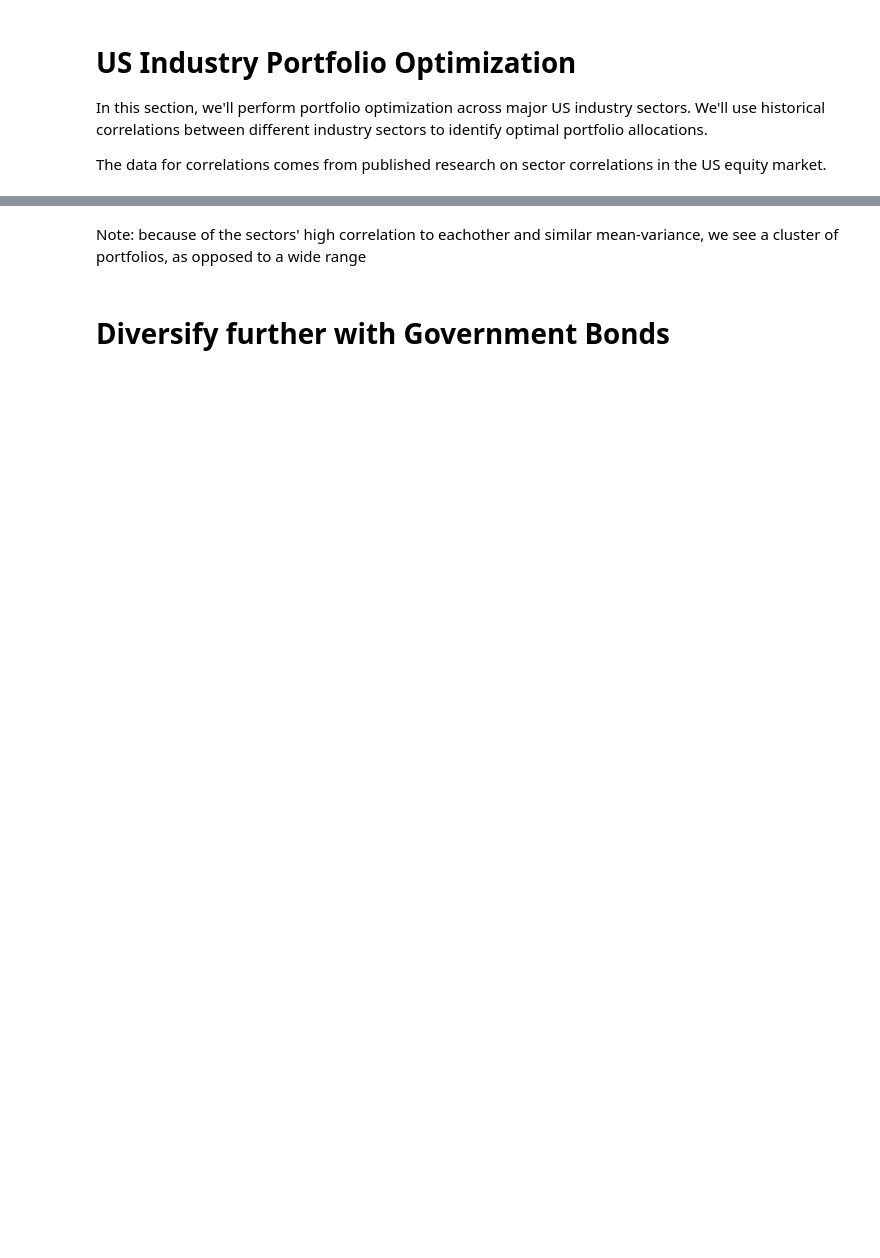
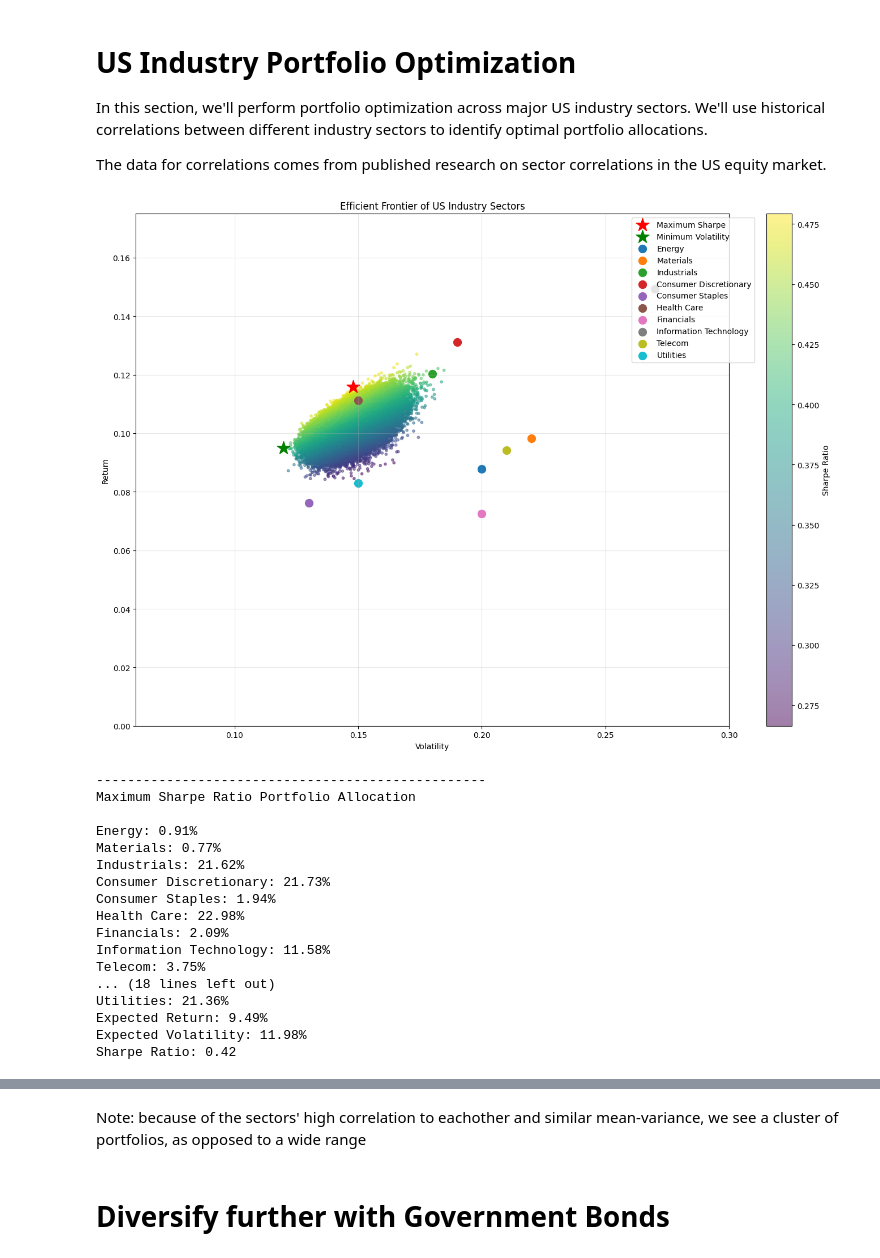
Before and after one commit to howesrichard/FM_portfolio_optimisation, a Jupyter notebook: Lecture Material.ipynb, the cells around one changed output, grey strips where cells are left out. Cells and saved outputs as stored; diff of their text form; code cells hidden in the pictures; blank space fills up the shorter version.

```diff
--- a/Lecture Material.ipynb
+++ b/Lecture Material.ipynb
@@ -485,9 +467,25 @@ sector_corr = np.array([
     [0.52, 0.38, 0.43, 0.33, 0.42, 0.43, 0.43, 0.17, 0.28, 1.00],  # Utilities
 ])
 
+def get_covariance_matrix(volatilities, correlation_matrix):
+    """
+    Generate a covariance matrix from volatilities and a correlation matrix.
+
+    Parameters:
+    - volatilities (np.ndarray): Standard deviations of each asset (1D array)
+    - correlation_matrix (np.ndarray): Correlation matrix (2D array)
+
+    Returns:
+    - cov_matrix (np.ndarray): Covariance matrix
+    """
+    volatilities = np.array(volatilities)
+    correlation_matrix = np.array(correlation_matrix)
+    cov_matrix = np.outer(volatilities, volatilities) * correlation_matrix
+    return cov_matrix
+
 
 # Create covariance matrix
-sector_cov = create_covariance_matrix(sector_volatilities, sector_corr)
+sector_cov = get_covariance_matrix(sector_volatilities, sector_corr)
 
 # Function to plot efficient frontier for multi-asset portfolio
 def plot_multi_asset_frontier(returns, cov_matrix, assets_names, num_portfolios=100_000, risk_free_rate=0.045):
@@ -551,30 +549,49 @@ def plot_multi_asset_frontier(returns, cov_matrix, assets_names, num_portfolios=
     plt.title('Efficient Frontier of US Industry Sectors')
     plt.xlabel('Volatility')
     plt.ylabel('Return')
     plt.legend(bbox_to_anchor=(1.05, 1), loc='upper right')
     plt.tight_layout()
     plt.grid(True, alpha=0.3)
     plt.xlim([0.06,0.3])
     plt.ylim([0,0.175])
     plt.show()
 
     # Print allocation details
     print("-"*50)
     print("Maximum Sharpe Ratio Portfolio Allocation\n")
     for i, asset in enumerate(assets_names):
         print(f"{asset}: {max_sharpe_allocation[i]:.2%}")
     print(f"Expected Return: {max_sharpe_return:.2%}")
     print(f"Expected Volatility: {max_sharpe_vol:.2%}")
     print(f"Sharpe Ratio: {sharpe_arr[max_sharpe_idx]:.2f}")
 
     print("\n")
     print("-"*50)
     print("Minimum Volatility Portfolio Allocation\n")
     for i, asset in enumerate(assets_names):
         print(f"{asset}: {min_vol_allocation[i]:.2%}")
     print(f"Expected Return: {min_vol_return:.2%}")
     print(f"Expected Volatility: {min_vol_vol:.2%}")
     print(f"Sharpe Ratio: {sharpe_arr[min_vol_idx]:.2f}")
 
 # Plot efficient frontier for US sectors
 plot_multi_asset_frontier(sector_returns, sector_cov, sectors)
+# %% [output]
+[figure, added]
+--------------------------------------------------
+Maximum Sharpe Ratio Portfolio Allocation
+
+Energy: 0.91%
+Materials: 0.77%
+Industrials: 21.62%
+Consumer Discretionary: 21.73%
+Consumer Staples: 1.94%
+Health Care: 22.98%
+Financials: 2.09%
+Information Technology: 11.58%
+Telecom: 3.75%
+... (18 lines left out)
+Utilities: 21.36%
+Expected Return: 9.49%
+Expected Volatility: 11.98%
+Sharpe Ratio: 0.42
```
Also changed, not shown: parts of 9 cells of this notebook.
